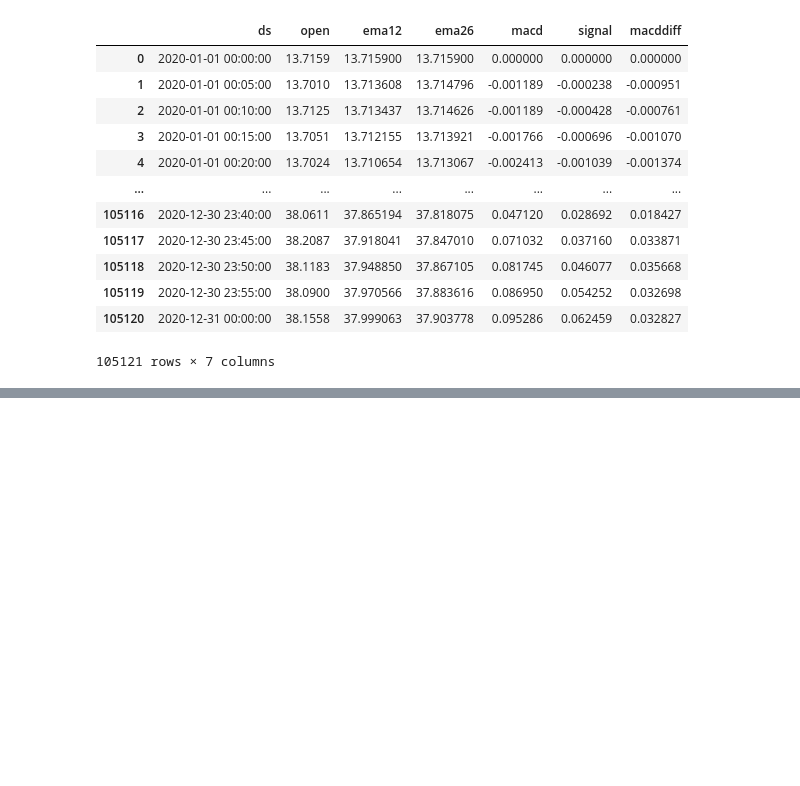
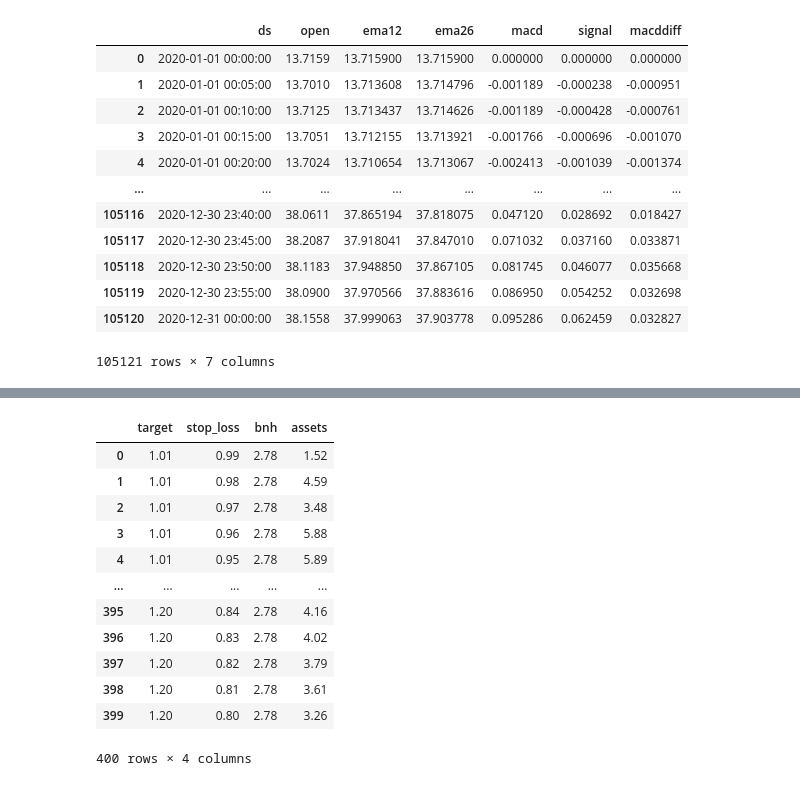
Before and after one commit to mommi84/hypeminer, a Jupyter notebook: notebooks/MACDDiffPeaks.ipynb, the cells around one changed output, grey strips where cells are left out. Saved outputs shown, nothing was run; the diff lists cells and outputs as text; code cells hidden in the pictures; blank space fills up the shorter version.

```diff
--- a/notebooks/MACDDiffPeaks.ipynb
+++ b/notebooks/MACDDiffPeaks.ipynb
@@ -223,0 +223,42 @@ compute_macd_diff_and_limit(1.03, 0.91, verbose=True, plot_chart=True)
+# %%
+import numpy as np
+
+xs = np.arange(101, 121, 1) / 100
+ys = np.flip(np.arange(80, 100, 1)) / 100
+
+tsv_file = f"{run_id}.tsv"
+
+if not os.path.isfile(tsv_file):
+    heat = pd.DataFrame()
+    targets, stop_losses, baselines, stakes = [], [], [], []
+    for target in xs:
+        for stop_loss in ys:
+            stake, baseline = compute_macd_diff_peak_and_limit(target, stop_loss)
+            print("\t".join(["{:.2f}".format(x) for x in [target, stop_loss, baseline, stake]]).expandtabs(8))
+            targets.append(target)
+            stop_losses.append(stop_loss)
+            baselines.append(baseline)
+            stakes.append(stake)
+    heat['target'] = targets
+    heat['stop_loss'] = stop_losses
+    heat['baseline'] = baselines
+    heat['stake'] = stakes
+    heat.to_csv(tsv_file, sep='\t')
+else:
+    heat = pd.read_csv(tsv_file, sep='\t')
+
+heat
+# %% [output]
+|  | target | stop_loss | bnh | assets |
+| 0 | 1.01 | 0.99 | 2.78 | 1.52 |
+| 1 | 1.01 | 0.98 | 2.78 | 4.59 |
+| 2 | 1.01 | 0.97 | 2.78 | 3.48 |
+| 3 | 1.01 | 0.96 | 2.78 | 5.88 |
+| 4 | 1.01 | 0.95 | 2.78 | 5.89 |
+| ... | ... | ... | ... | ... |
+| 395 | 1.20 | 0.84 | 2.78 | 4.16 |
+| 396 | 1.20 | 0.83 | 2.78 | 4.02 |
+| 397 | 1.20 | 0.82 | 2.78 | 3.79 |
+| 398 | 1.20 | 0.81 | 2.78 | 3.61 |
+| 399 | 1.20 | 0.80 | 2.78 | 3.26 |
+400 rows × 4 columns
```
Also changed, not shown: parts of 5 cells of this notebook.
